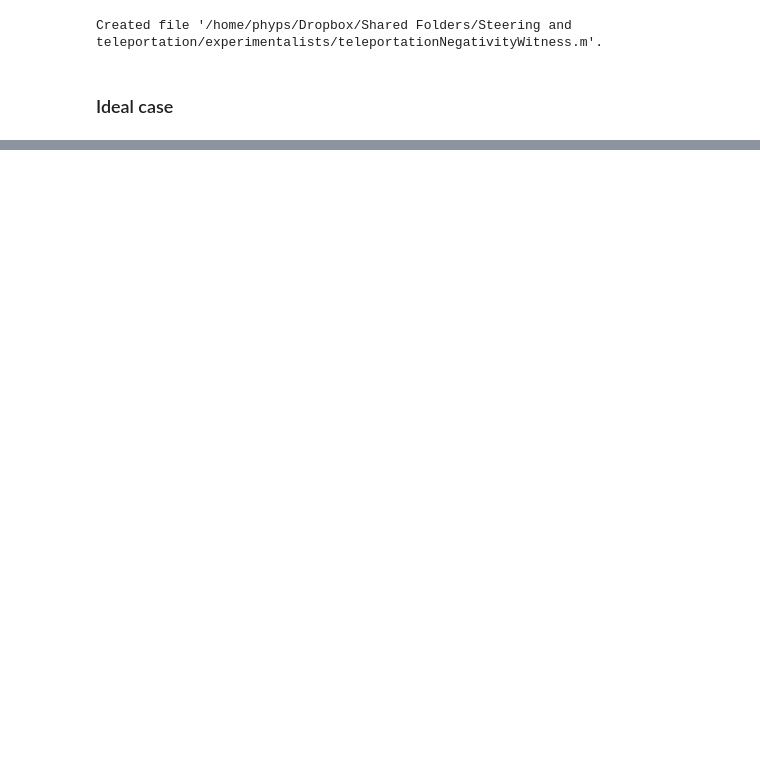
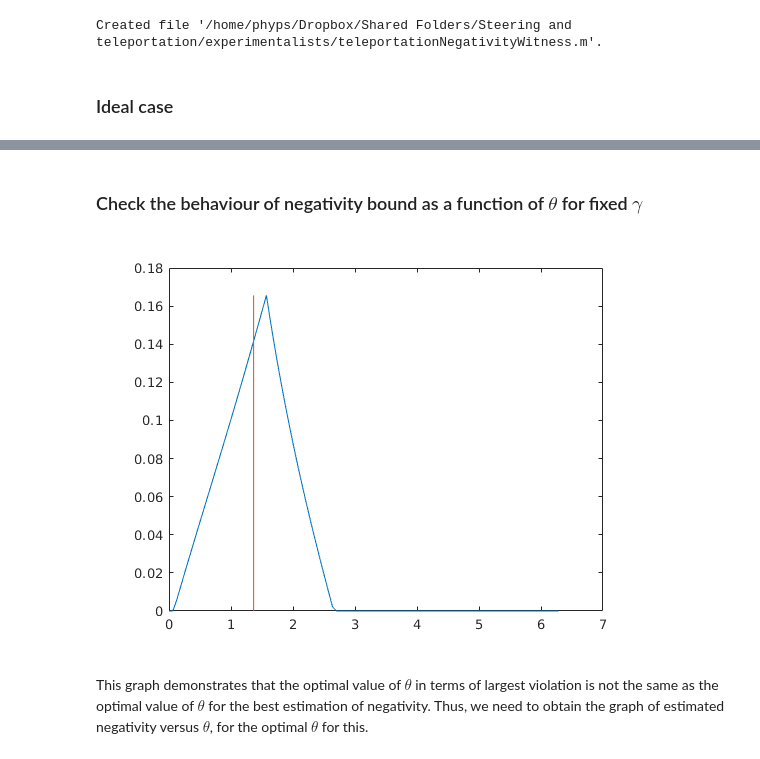
Before and after one commit to paulskrzypczyk/nonclassicalteleportation, a Jupyter notebook: Experimental nonclassical teleportation.ipynb, the cells around one changed output, grey strips where cells are left out. Drawn from its saved outputs; the diff is of its cells as text; code cells hidden in the pictures; blank space fills up the shorter version.

```diff
--- a/Experimental nonclassical teleportation.ipynb
+++ b/Experimental nonclassical teleportation.ipynb
@@ -282,0 +409,80 @@ legend('negativity','full data','optimised witness','average fidelity')
+# %% [markdown]
+### Check the behaviour of negativity bound as a function of $\theta$ for fixed $\gamma$
+# %%
+clear
+
+% input states:
+
+ma = 6;
+omegax = zeros(2,2,ma);
+
+omegax(:,:,1) = 1/2*(eye(2) + Pauli(1));
+omegax(:,:,2) = 1/2*(eye(2) - Pauli(1));
+omegax(:,:,3) = 1/2*(eye(2) + Pauli(2));
+omegax(:,:,4) = 1/2*(eye(2) - Pauli(2));
+omegax(:,:,5) = 1/2*(eye(2) + Pauli(3));
+omegax(:,:,6) = 1/2*(eye(2) - Pauli(3));
+
+% experimental state
+
+rhoexp = @(v,gamma,delta) 1/4*[(1-v^2)*gamma,0,0,0;0,2-gamma+v^2*(-2+3*gamma),-2*(1-2*delta)^2*v^2*gamma,...
+            0;0,-2*(1-2*delta)^2*v^2*gamma,(1+v^2)*gamma,0;0,0,0,2+v^2*(2-3*gamma)-gamma];
+
+v = 0.962;
+delta = 0.872;
+gamma = 0.9; % picked arbitrarily
+
+rho = rhoexp(v,gamma,delta);
+
+% old optimal value of theta:
+
+thetaopt = atan(2*(1-2*delta)^2*v^2*gamma/(1+v^2)/(1-gamma));
+
+% joint measurement:
+
+psim = [0 1 -1 0]'/sqrt(2);
+Ma = zeros(4,4,2);
+Ma(:,:,1) = psim*psim';
+Ma(:,:,2) = eye(4) - Ma(:,:,1);
+[~,~,oa,~] = size(Ma);
+
+% teleportation assemblage:
+
+sigma = genTeleportationData(rho,Ma,omegax);
+
+% plot the graph:
+
+npoints = 101;
+thetav = linspace(0,2*pi,npoints);
+TNWv = zeros(1,npoints);
+
+for i = 1:npoints
+
+    theta = thetav(i);
+
+    Fax = zeros(2,2,oa,6);
+    Fax(:,:,1,1) = -2*sin(theta)*Pauli(1);
+    Fax(:,:,1,2) = +2*sin(theta)*Pauli(1);
+    Fax(:,:,1,3) = -2*sin(theta)*Pauli(2);
+    Fax(:,:,1,4) = +2*sin(theta)*Pauli(2);
+    Fax(:,:,1,5) = 2*(1-cos(theta))*(eye(2) - Pauli(3));
+    Fax(:,:,1,6) = 2*(1+cos(theta))*(eye(2) + Pauli(3));
+
+    betaobs = 0;
+    for x = 1:ma
+        for a = 1:oa
+            betaobs = betaobs + trace(Fax(:,:,a,x)*sigma(:,:,a,x));
+        end
+    end
+
+    TNWv(i) = teleportationNegativityWitness(Fax,betaobs,omegax);
+
+end
+
+
+
+plot(thetav,TNWv,[thetaopt,thetaopt],[0,max(TNWv)])
+# %% [output]
+[figure, added]
+# %% [markdown]
+This graph demonstrates that the optimal value of $\theta$ in terms of largest violation is not the same as the optimal value of $\theta$ for the best estimation of negativity. Thus, we need to obtain the graph of estimated negativity versus $\theta$, for the optimal $\theta$ for this.
```
Also changed, not shown: parts of 23 cells of this notebook.
